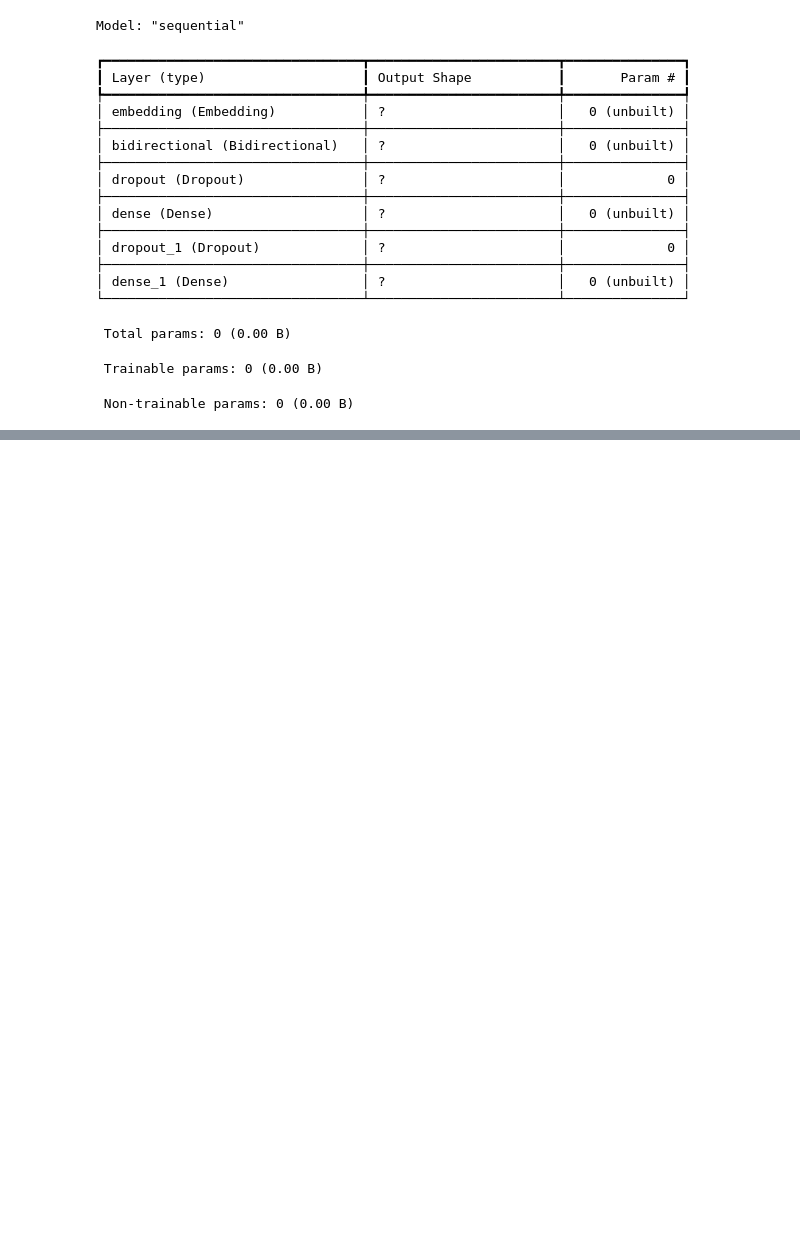
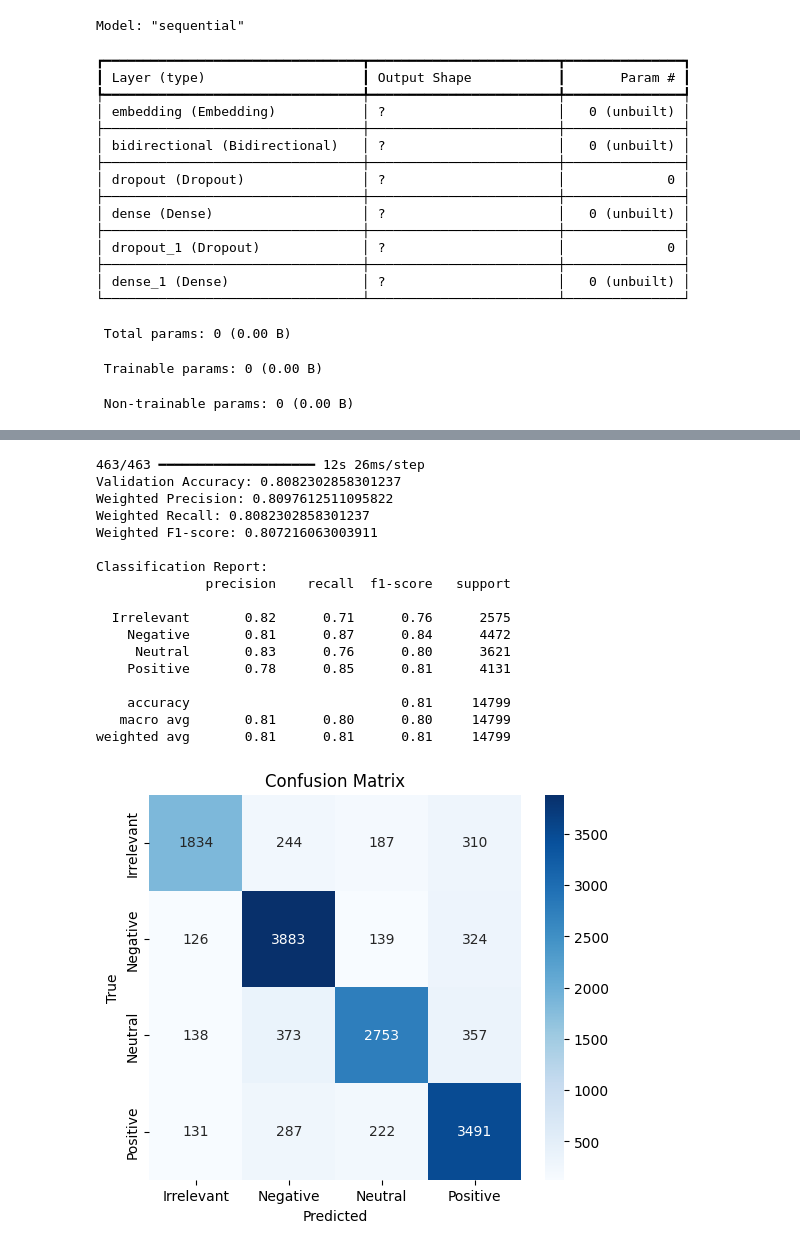
Before and after one commit to Nithinarayan/Python, a Jupyter notebook: SentimentAnalysis.ipynb, the cells around one changed output, grey strips where cells are left out. Drawn from its saved outputs; the diff is of its cells as text; code cells hidden in the pictures; blank space fills up the shorter version.

```diff
--- a/SentimentAnalysis.ipynb
+++ b/SentimentAnalysis.ipynb
@@ -981,0 +997,61 @@ Epoch 2/10
+# %%
+# ================================
+# 3.1 – Evaluation Metrics
+# ================================
+
+import numpy as np
+from sklearn.metrics import accuracy_score, precision_recall_fscore_support, classification_report, confusion_matrix
+import seaborn as sns
+import matplotlib.pyplot as plt
+
+# Get predicted probabilities and predicted classes on validation set
+y_val_probs = model.predict(X_val)
+y_val_pred_classes = np.argmax(y_val_probs, axis=1)
+y_val_true_classes = np.argmax(y_val, axis=1)  # because y is one-hot
+
+# Accuracy
+acc = accuracy_score(y_val_true_classes, y_val_pred_classes)
+print("Validation Accuracy:", acc)
+
+# Precision, Recall, F1 (per class + macro avg)
+precision, recall, f1, _ = precision_recall_fscore_support(
+    y_val_true_classes,
+    y_val_pred_classes,
+    average="weighted"   # or "macro" if you want unweighted
+)
+print("Weighted Precision:", precision)
+print("Weighted Recall:", recall)
+print("Weighted F1-score:", f1)
+
+print("\nClassification Report:")
+target_names = label_encoder.classes_
+print(classification_report(y_val_true_classes, y_val_pred_classes, target_names=target_names))
+
+# Confusion Matrix
+cm = confusion_matrix(y_val_true_classes, y_val_pred_classes)
+
+plt.figure(figsize=(6,5))
+sns.heatmap(cm, annot=True, fmt="d", xticklabels=target_names, yticklabels=target_names, cmap="Blues")
+plt.xlabel("Predicted")
+plt.ylabel("True")
+plt.title("Confusion Matrix")
+plt.show()
+# %% [output]
+463/463 ━━━━━━━━━━━━━━━━━━━━ 12s 26ms/step
+Validation Accuracy: 0.8082302858301237
+Weighted Precision: 0.8097612511095822
+Weighted Recall: 0.8082302858301237
+Weighted F1-score: 0.807216063003911
+
+Classification Report:
+              precision    recall  f1-score   support
+
+  Irrelevant       0.82      0.71      0.76      2575
+    Negative       0.81      0.87      0.84      4472
+     Neutral       0.83      0.76      0.80      3621
+    Positive       0.78      0.85      0.81      4131
+
+    accuracy                           0.81     14799
+   macro avg       0.81      0.80      0.80     14799
+weighted avg       0.81      0.81      0.81     14799
+[figure, added]
```
Also changed, not shown: parts of 7 cells of this notebook.
